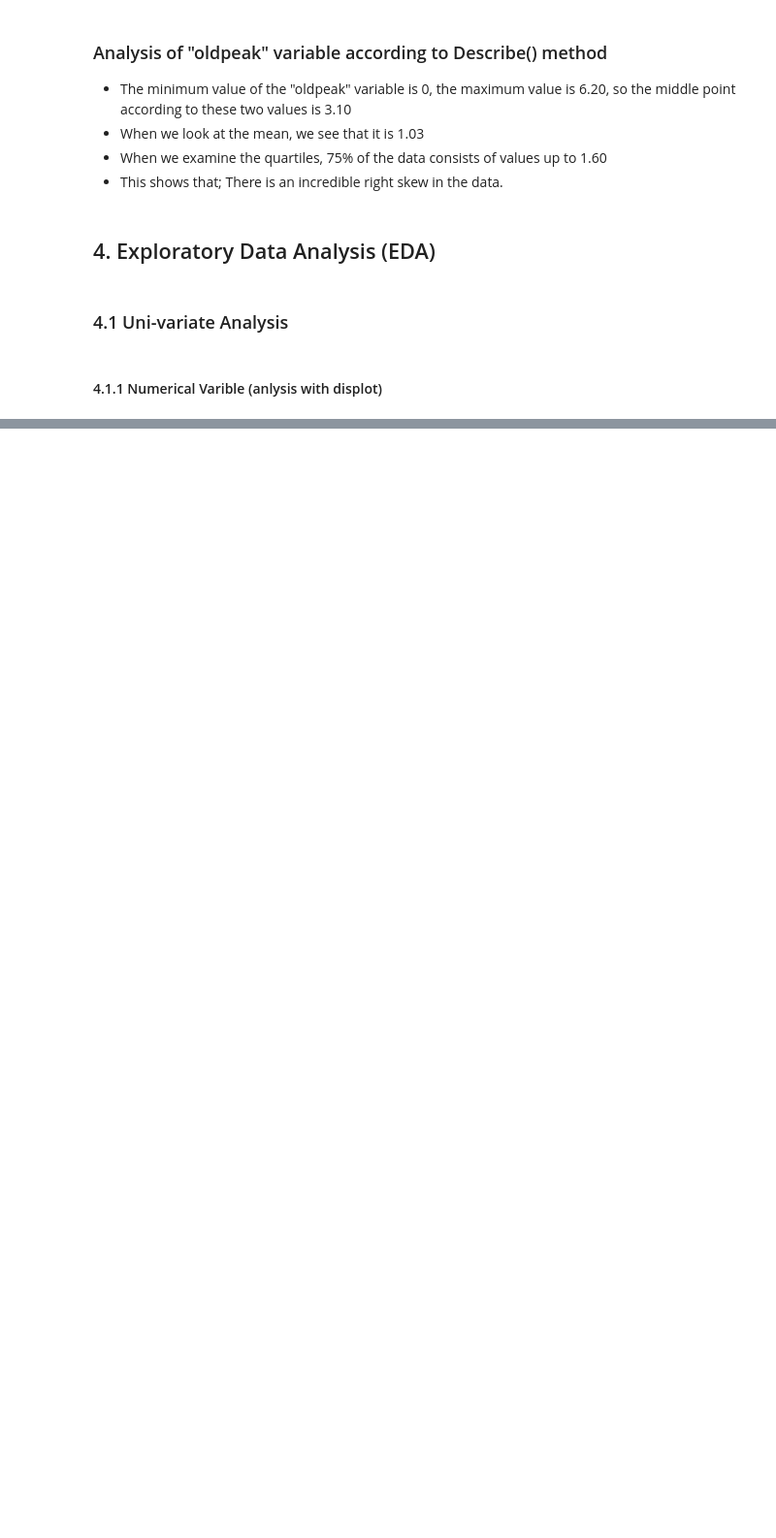
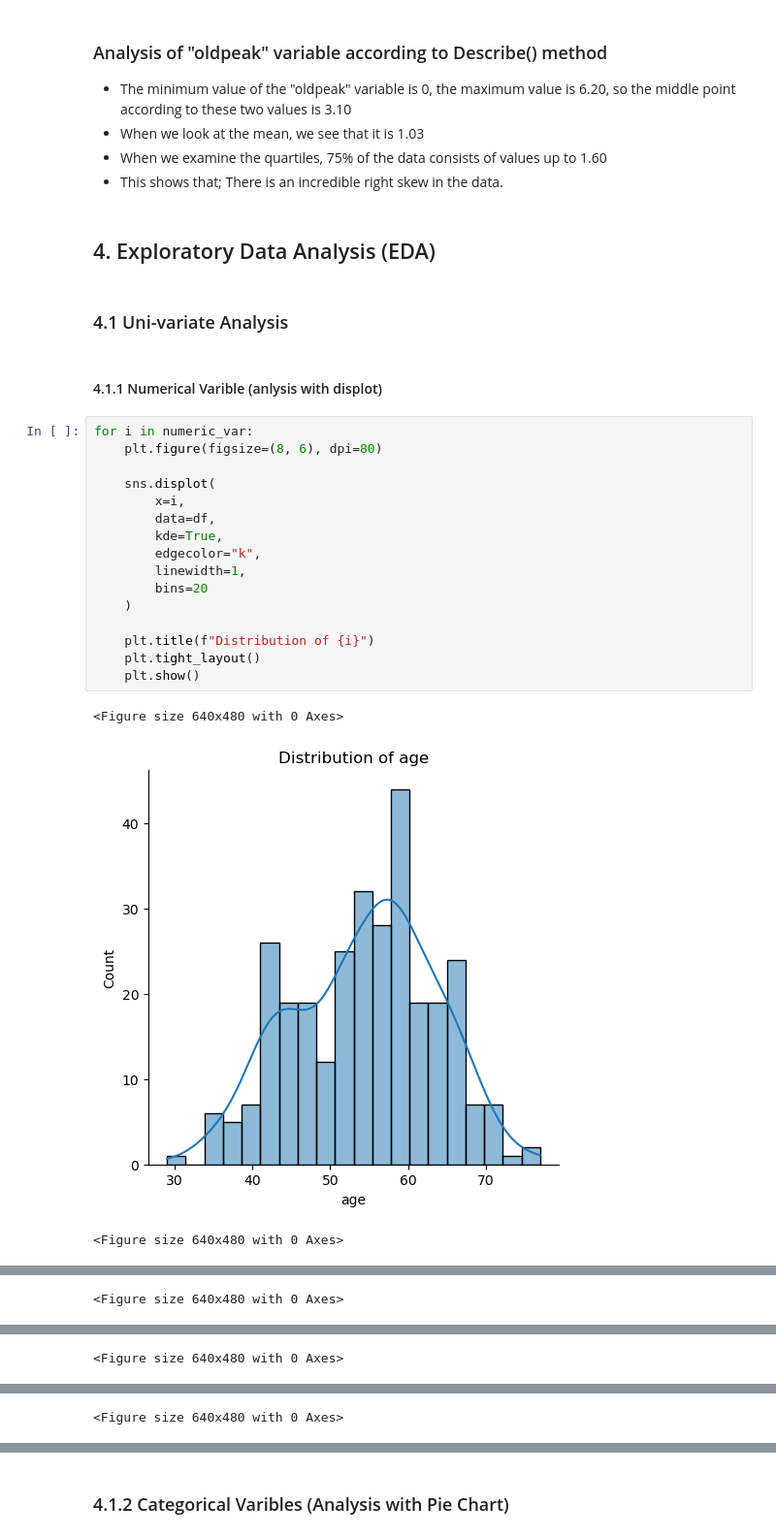
Before and after one commit to quangminh206lnh-collab/Practice_heart_prediction_attack-, a Jupyter notebook: heart_attack_prediction.ipynb, the cells around one changed output, grey strips where cells are left out. Shown at 97% size. Cells and saved outputs as stored; diff of their text form; blank space fills up the shorter version.

Commit message:
V11_ANALYSIS WITH PIE CHART AND DEALING WITH MISSING DATA

```diff
--- a/heart_attack_prediction.ipynb
+++ b/heart_attack_prediction.ipynb
@@ -387,3 +387,23 @@ plt.show()
 ### 4.1 Uni-variate Analysis
 # %% [markdown]
 #### 4.1.1 Numerical Varible (anlysis with displot)
+# %%
+for i in numeric_var:
+    plt.figure(figsize=(8, 6), dpi=80)
+
+    sns.displot(
+        x=i,
+        data=df,
+        kde=True,
+        edgecolor="k",
+        linewidth=1,
+        bins=20
+    )
+
+    plt.title(f"Distribution of {i}")
+    plt.tight_layout()
+    plt.show()
+# %% [output]
+<Figure size 640x480 with 0 Axes>
+[figure, added]
+<Figure size 640x480 with 0 Axes>
@@ -389,0 +411 @@ plt.show()
+<Figure size 640x480 with 0 Axes>
@@ -389,0 +413 @@ plt.show()
+<Figure size 640x480 with 0 Axes>
@@ -389,0 +415 @@ plt.show()
+<Figure size 640x480 with 0 Axes>
@@ -389,0 +417,2 @@ plt.show()
+# %% [markdown]
+### 4.1.2 Categorical Varibles (Analysis with Pie Chart)
```
Also changed, not shown: parts of 14 cells of this notebook.
